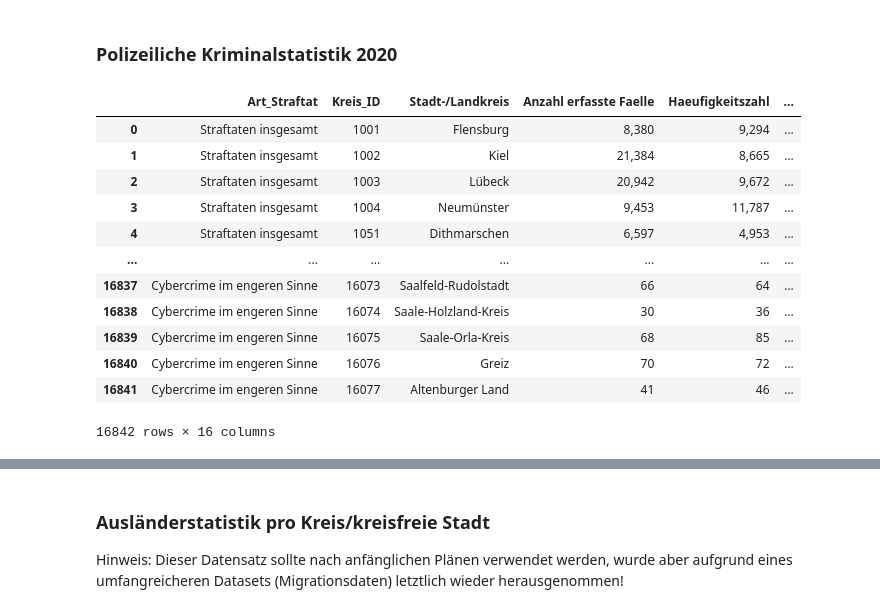
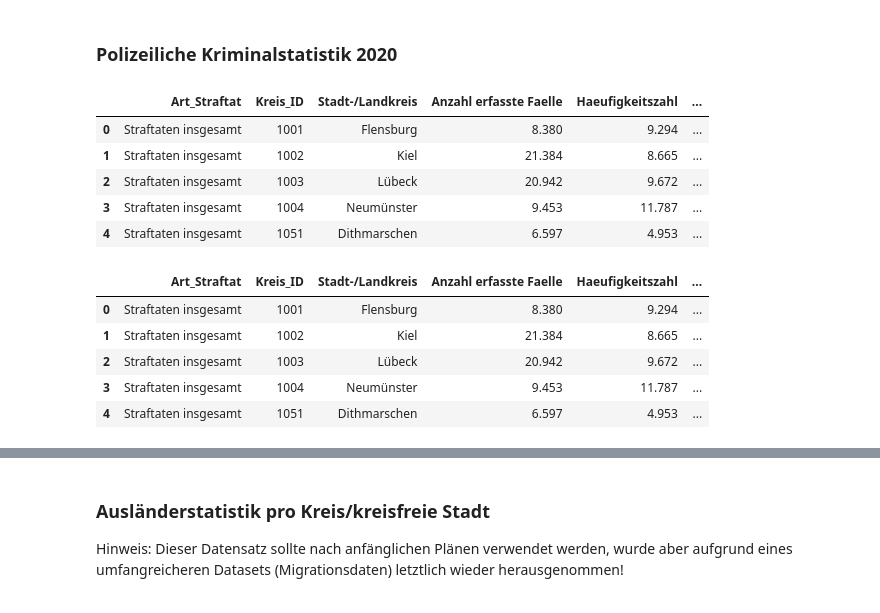
Before and after one commit to andreashrb/Python_for_DS_Project, a Jupyter notebook: interim_result/DataPreparation_Sebastian.ipynb, the cells around one changed output, grey strips where cells are left out. Saved outputs shown, nothing was run; the diff lists cells and outputs as text; code cells hidden in the pictures.

```diff
--- a/interim_result/DataPreparation_Sebastian.ipynb
+++ b/interim_result/DataPreparation_Sebastian.ipynb
@@ -12,24 +12,35 @@ einkommen_kreise_link = 'G:\Meine Ablage\Python4DataScience\Daten\Einkommen_priv
 # %%
 url = "https://raw.githubusercontent.com/andreashrb/Python_for_DS_Project/main/data/Kriminalstatistik_Straftaten_2020.csv"
 
-df_criminal = pd.read_csv(url,encoding="latin-1",skiprows=1,delimiter=";", decimal=".",usecols=range(18))
+df_criminal = pd.read_csv(url,encoding="latin-1",skiprows=1,delimiter=";",usecols=range(18),decimal=',')
 df_criminal.rename(columns={'Gemeindeschluessel':'Kreis_ID',
                            'Straftat':'Art_Straftat'},inplace=True)
 df_criminal.drop(['Kreisart','Schluessel'],axis=1, inplace=True)
 
-df_criminal['Kreis_ID'] = df_criminal['Kreis_ID'].astype(str)
-df_criminal
+
+df_criminal.head()
 # %% [output]
 |  | Art_Straftat | Kreis_ID | Stadt-/Landkreis | Anzahl erfasste Faelle | Haeufigkeitszahl | ... |
-| 0 | Straftaten insgesamt | 1001 | Flensburg | 8,380 | 9,294 | ... |
-| 1 | Straftaten insgesamt | 1002 | Kiel | 21,384 | 8,665 | ... |
-| 2 | Straftaten insgesamt | 1003 | Lübeck | 20,942 | 9,672 | ... |
-| 3 | Straftaten insgesamt | 1004 | Neumünster | 9,453 | 11,787 | ... |
-| 4 | Straftaten insgesamt | 1051 | Dithmarschen | 6,597 | 4,953 | ... |
-| ... | ... | ... | ... | ... | ... | ... |
-| 16837 | Cybercrime im engeren Sinne | 16073 | Saalfeld-Rudolstadt | 66 | 64 | ... |
-| 16838 | Cybercrime im engeren Sinne | 16074 | Saale-Holzland-Kreis | 30 | 36 | ... |
-| 16839 | Cybercrime im engeren Sinne | 16075 | Saale-Orla-Kreis | 68 | 85 | ... |
-| 16840 | Cybercrime im engeren Sinne | 16076 | Greiz | 70 | 72 | ... |
-| 16841 | Cybercrime im engeren Sinne | 16077 | Altenburger Land | 41 | 46 | ... |
+| 0 | Straftaten insgesamt | 1001 | Flensburg | 8.380 | 9.294 | ... |
+| 1 | Straftaten insgesamt | 1002 | Kiel | 21.384 | 8.665 | ... |
+| 2 | Straftaten insgesamt | 1003 | Lübeck | 20.942 | 9.672 | ... |
+| 3 | Straftaten insgesamt | 1004 | Neumünster | 9.453 | 11.787 | ... |
+| 4 | Straftaten insgesamt | 1051 | Dithmarschen | 6.597 | 4.953 | ... |
-16842 rows × 16 columns
+# %%
+# Import und join der straftat_cluster
+
+url_cluster = "https://raw.githubusercontent.com/andreashrb/Python_for_DS_Project/main/data/straftat_cluster.csv"
+
+df_cluster = pd.read_csv(url_cluster, encoding="utf-8",delimiter=";")
+df_cluster.rename(columns={'Straftatcluster':'Straftat_Cluster'},inplace=True)
+
+df_criminal=pd.merge(df_criminal, df_cluster, left_on='Art_Straftat',right_on='Art_Straftat')
+
+df_criminal.head()
+# %% [output]
+|  | Art_Straftat | Kreis_ID | Stadt-/Landkreis | Anzahl erfasste Faelle | Haeufigkeitszahl | ... |
+| 0 | Straftaten insgesamt | 1001 | Flensburg | 8.380 | 9.294 | ... |
+| 1 | Straftaten insgesamt | 1002 | Kiel | 21.384 | 8.665 | ... |
+| 2 | Straftaten insgesamt | 1003 | Lübeck | 20.942 | 9.672 | ... |
+| 3 | Straftaten insgesamt | 1004 | Neumünster | 9.453 | 11.787 | ... |
+| 4 | Straftaten insgesamt | 1051 | Dithmarschen | 6.597 | 4.953 | ... |
```
Also changed, not shown: parts of 16 cells of this notebook.
